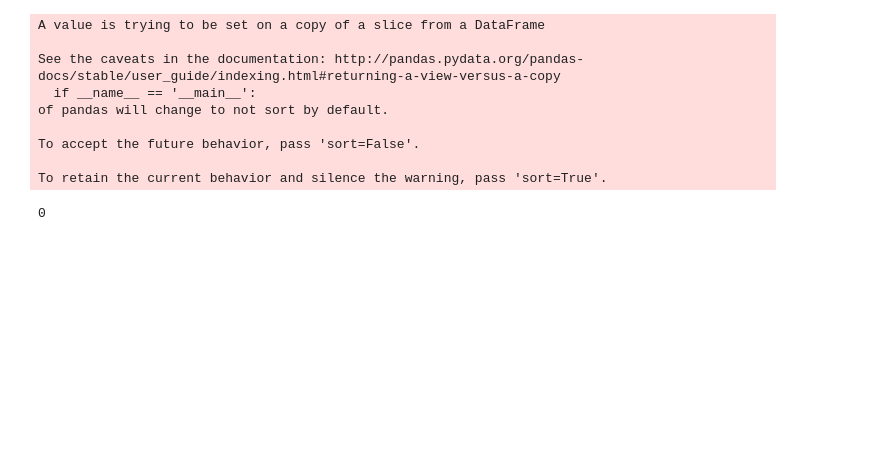
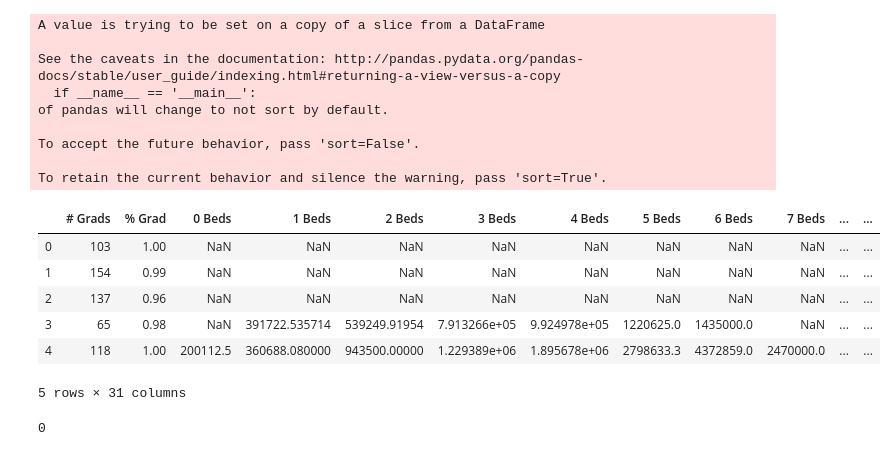
Before and after one commit to YuyaoZhang17/Community-Recommendation, a Jupyter notebook: Code/sales around school.ipynb, the cells around one changed output. Cells and saved outputs as stored; diff of their text form; code cells hidden in the pictures; blank space fills up the shorter version.

```diff
--- a/Code/sales around school.ipynb
+++ b/Code/sales around school.ipynb
@@ -56,14 +56,14 @@ for i in range(len(gh)):
 
 gh["location"]=loca
 # %%
-locas=[]
-err=[]
-for i in range(len(sales)):
-    time.sleep(1)
-    try:
-        location = geolocator.geocode(sales["address"][i])
-        locas.append((location.latitude, location.longitude))
-    except:
-        locas.append((0,0))
-        err.append(sales.iloc[[i]])
-        print(i)
+# locas=[]
+# err=[]
+# for i in range(len(sales)):
+#     time.sleep(1)
+#     try:
+#         location = geolocator.geocode(sales["address"][i])
+#         locas.append((location.latitude, location.longitude))
+#     except:
+#         locas.append((0,0))
+#         err.append(sales.iloc[[i]])
+#         print(i)
@@ -122,6 +106,16 @@ of pandas will change to not sort by default.
 To accept the future behavior, pass 'sort=False'.
 
 To retain the current behavior and silence the warning, pass 'sort=True'.
+# %%
+highsch
+# %% [output]
+|  | # Grads | % Grad | 0 Beds | 1 Beds | 2 Beds | 3 Beds | 4 Beds | 5 Beds | 6 Beds | 7 Beds | ... | ... |
+| 0 | 103 | 1.00 | NaN | NaN | NaN | NaN | NaN | NaN | NaN | NaN | ... | ... |
+| 1 | 154 | 0.99 | NaN | NaN | NaN | NaN | NaN | NaN | NaN | NaN | ... | ... |
+| 2 | 137 | 0.96 | NaN | NaN | NaN | NaN | NaN | NaN | NaN | NaN | ... | ... |
+| 3 | 65 | 0.98 | NaN | 391722.535714 | 539249.91954 | 7.913266e+05 | 9.924978e+05 | 1220625.0 | 1435000.0 | NaN | ... | ... |
+| 4 | 118 | 1.00 | 200112.5 | 360688.080000 | 943500.00000 | 1.229389e+06 | 1.895678e+06 | 2798633.3 | 4372859.0 | 2470000.0 | ... | ... |
+5 rows × 31 columns
 # %%
 highsch=highsch[['Unnamed: 0','School Name','School Code','Zip Code','address','location','Performance','Ranking',
                 '0 Beds', '1 Beds', '2 Beds', '3 Beds', '4 Beds',
```
Also changed, not shown: parts of 8 cells of this notebook, 9 other files.
